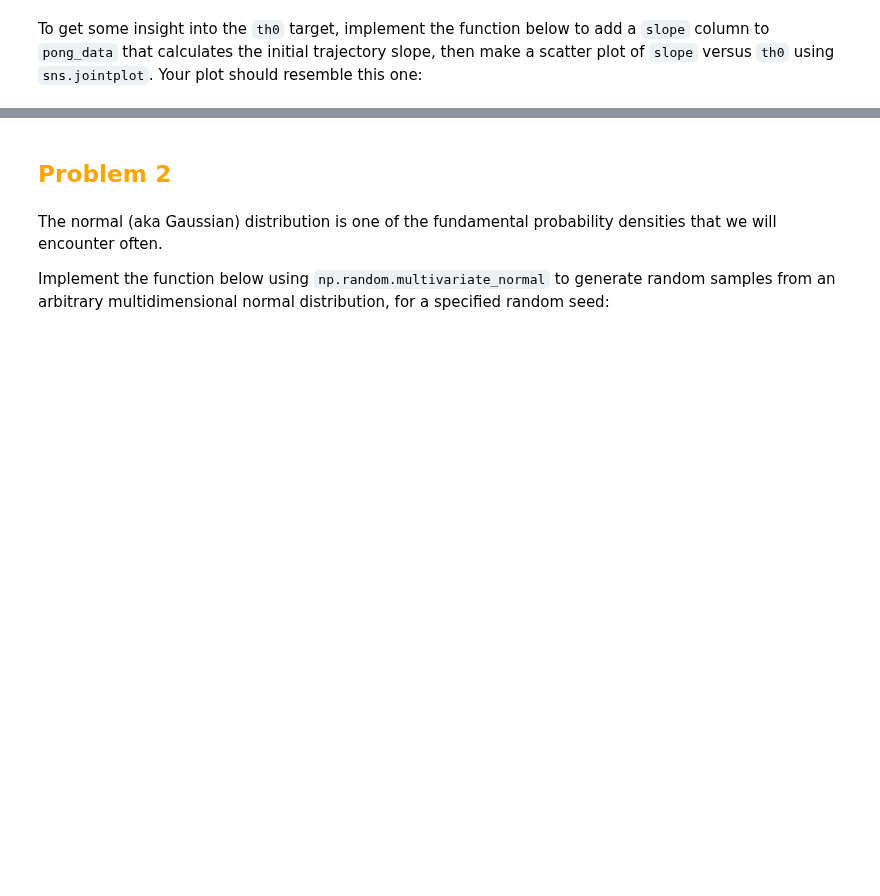
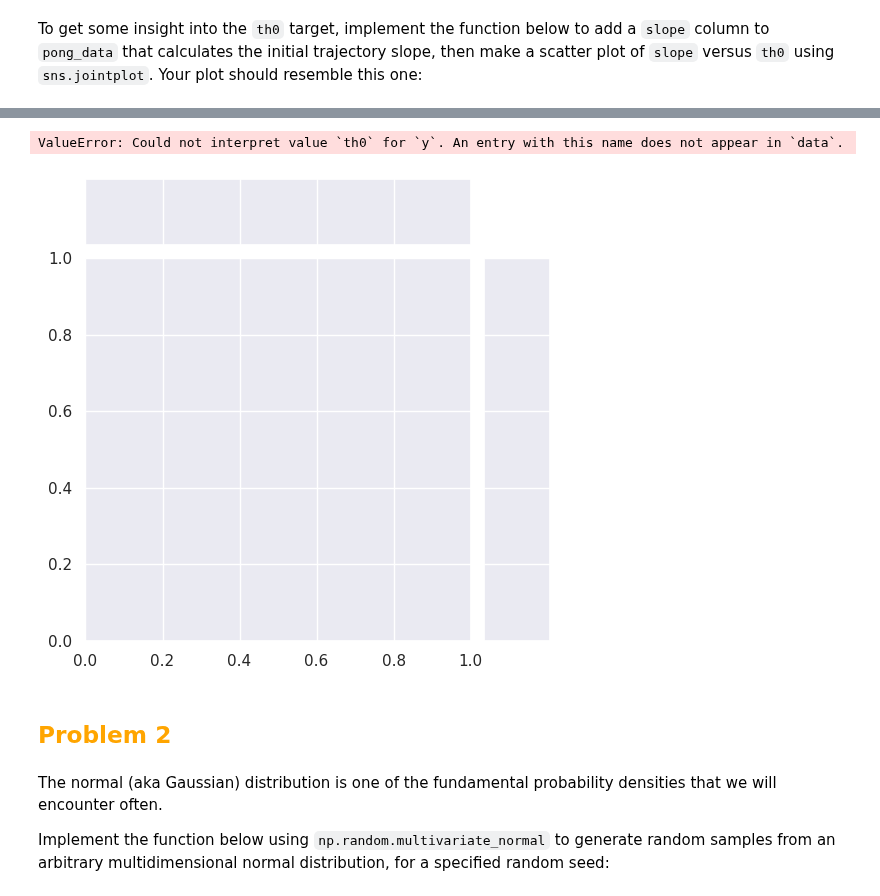
Before and after one commit to hcc7402/Phys503-Work-Campos, a Jupyter notebook: _sources/homework/Homework_02.ipynb, the cells around one changed output, grey strips where cells are left out. Cells and saved outputs as stored; diff of their text form; code cells hidden in the pictures; blank space fills up the shorter version.

```diff
--- a/_sources/homework/Homework_02.ipynb
+++ b/_sources/homework/Homework_02.ipynb
@@ -101,11 +139,18 @@ To get some insight into the `th0` target, implement the function below to add a
 # %%
 def compare_slope_th0():
     """Display scatter plot of calculated initial slope vs target th0.
     """
     # YOUR CODE HERE
-    raise NotImplementedError()
+
+    pong_data['slope'] = (pong_data['x1'] - pong_data['x0']) / (pong_data['y1'] - pong_data['y0'])    # simple slope calculation
+    sns.jointplot(data=pong_data, x='slope', y='th0', kind='scatter')   # join plots
+
+    # raise NotImplementedError()
 
 compare_slope_th0()
+# %% [output]
+ValueError: Could not interpret value `th0` for `y`. An entry with this name does not appear in `data`.
+[figure, added]
 # %% [markdown]
 ## <span style="color:Orange">Problem 2</span>
 # %% [markdown]
```
Also changed, not shown: parts of 4 cells of this notebook.
